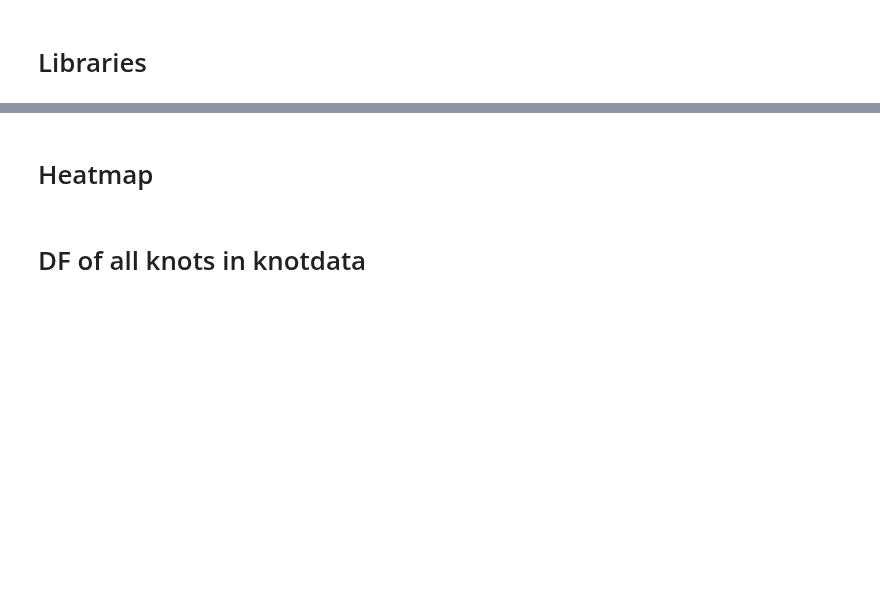
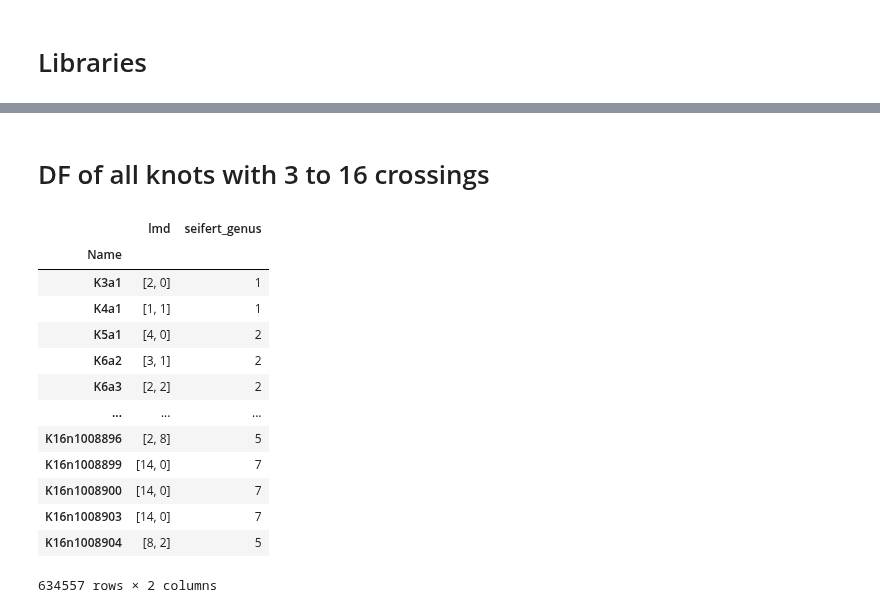
Before and after one commit to yamryo/notebooks, a Jupyter notebook: Research/knot_Floer_homology/scratch.ipynb, the cells around one changed output, grey strips where cells are left out. Drawn from its saved outputs; the diff is of its cells as text; code cells hidden in the pictures; blank space fills up the shorter version.

```diff
--- a/Research/knot_Floer_homology/scratch.ipynb
+++ b/Research/knot_Floer_homology/scratch.ipynb
@@ -29,15 +13,3 @@ import plotly.graph_objects as go
-# %%
-cr_rng = range(13,14); filename = f"./data/hfk_{cr_rng}.csv"
-DF = pd.read_csv(filename).set_index('Name')
-DF['lambda'] = DF['lambda'].astype('Int64')
-#----------
-#display(DF)
-#----------
-df = DF.query('fibered == True').loc[:, ['lambda', 'seifert_genus', 'total_rank']]
-display(df)
-df.corr()
-# %% [markdown]
-# Heatmap
 # %%
 def get_heat_matrix(cr_rng, sample=0):
     fname = f"./data/hfk_{cr_rng}.csv"
@@ -104,13 +76,28 @@ fig.update_layout(
 # ---
 fig.show()
 # %% [markdown]
-# DF of all knots in knotdata
+# DF of all knots with 3 to 16 crossings
 # %%
-cr_rngs = [range(3,10),range(10,13),range(13,14),range(14,15),range(15,16)] #,range(16,17)]
+cr_rngs = [range(3,10),range(10,13),range(13,14),range(14,15),range(15,16),range(16,17)]
 
 dfs = []
 for rng in cr_rngs:
     fname = f"./data/hfk_{rng}.csv"
-    DF = pd.read_csv(fname).set_index('Name'); DF['lambda'] = DF['lambda'].astype('Int64')
-    dfs.append(DF.query('fibered == True').loc[:, ['lambda', 'seifert_genus']])
-df_all = pd.concat(dfs)
+    DF = pd.read_csv(fname).set_index('Name')
+    dfs.append(DF.query('fibered == True').loc[:, ['lmd', 'seifert_genus']])
+df_all = pd.concat(dfs); display(df_all)
+# %% [output]
+|  | lmd | seifert_genus |
+| Name |  |  |
+| K3a1 | [2, 0] | 1 |
+| K4a1 | [1, 1] | 1 |
+| K5a1 | [4, 0] | 2 |
+| K6a2 | [3, 1] | 2 |
+| K6a3 | [2, 2] | 2 |
+| ... | ... | ... |
+| K16n1008896 | [2, 8] | 5 |
+| K16n1008899 | [14, 0] | 7 |
+| K16n1008900 | [14, 0] | 7 |
+| K16n1008903 | [14, 0] | 7 |
+| K16n1008904 | [8, 2] | 5 |
+634557 rows × 2 columns
```
Also changed, not shown: parts of 6 cells of this notebook, 8 other files.
